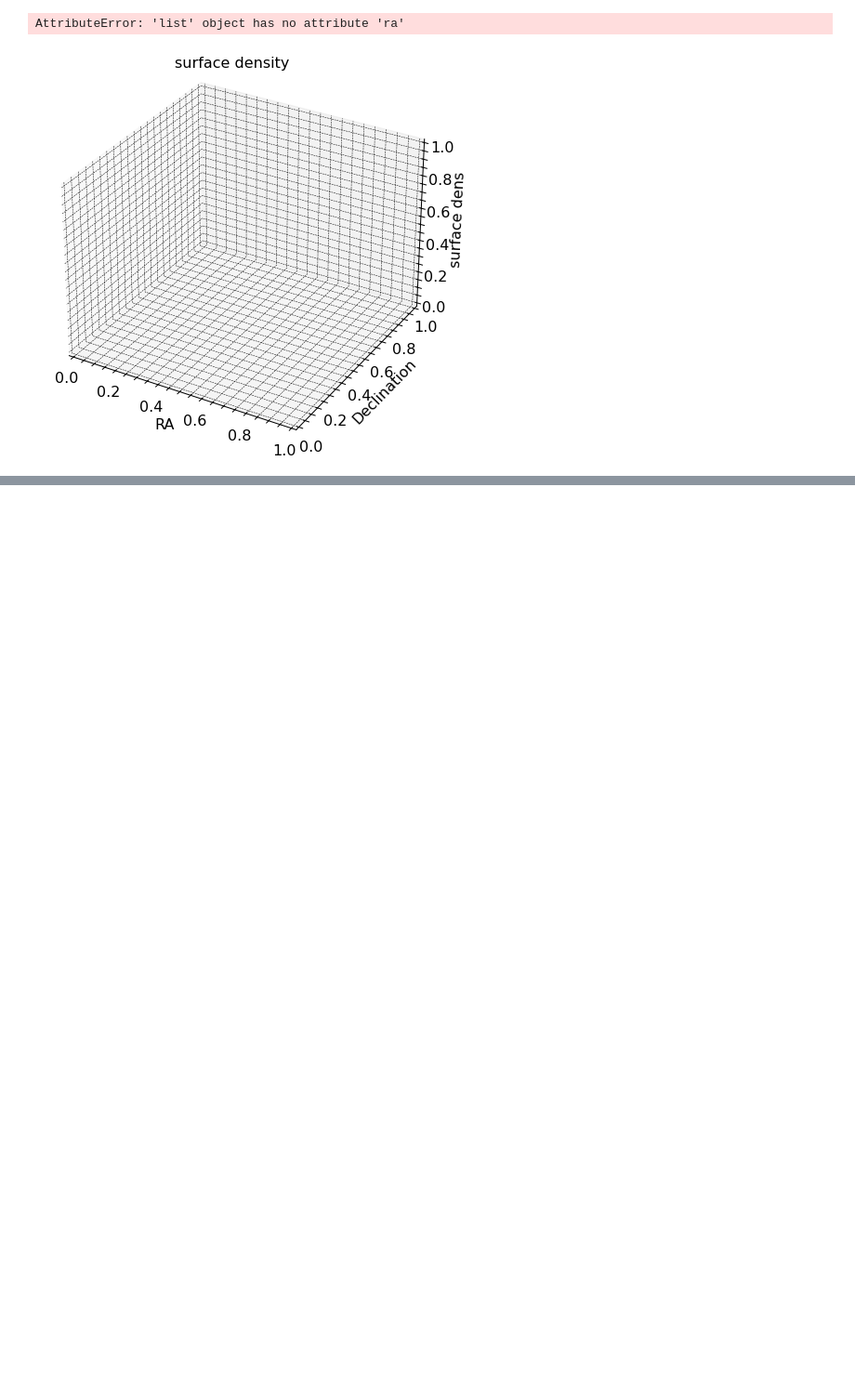
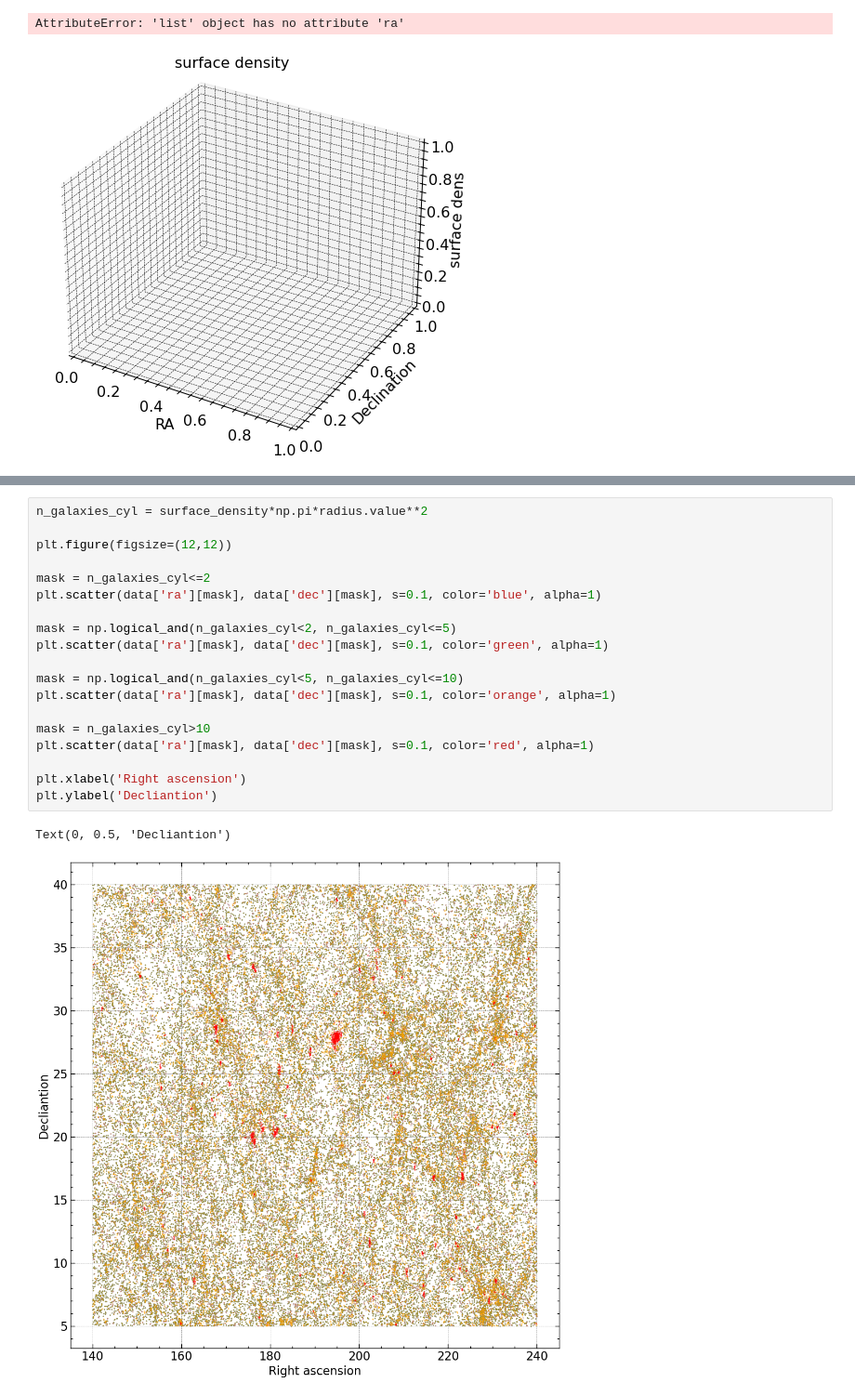
Before and after one commit to M-Bianchi/Laboratory_of_Data_Analysis, a Jupyter notebook: MainActivity/Lecture5.ipynb, the cells around one changed output, grey strips where cells are left out. Shown at 93% size. Saved outputs shown, nothing was run; the diff lists cells and outputs as text; blank space fills up the shorter version.

```diff
--- a/MainActivity/Lecture5.ipynb
+++ b/MainActivity/Lecture5.ipynb
@@ -374,0 +329,22 @@ for gal in tqdm(range(len(data['id']))):
+# %%
+n_galaxies_cyl = surface_density*np.pi*radius.value**2
+
+plt.figure(figsize=(12,12))
+
+mask = n_galaxies_cyl<=2
+plt.scatter(data['ra'][mask], data['dec'][mask], s=0.1, color='blue', alpha=1)
+
+mask = np.logical_and(n_galaxies_cyl<2, n_galaxies_cyl<=5)
+plt.scatter(data['ra'][mask], data['dec'][mask], s=0.1, color='green', alpha=1)
+
+mask = np.logical_and(n_galaxies_cyl<5, n_galaxies_cyl<=10)
+plt.scatter(data['ra'][mask], data['dec'][mask], s=0.1, color='orange', alpha=1)
+
+mask = n_galaxies_cyl>10
+plt.scatter(data['ra'][mask], data['dec'][mask], s=0.1, color='red', alpha=1)
+
+plt.xlabel('Right ascension')
+plt.ylabel('Decliantion')
+# %% [output]
+Text(0, 0.5, 'Decliantion')
+[figure, added]
```
Also changed, not shown: parts of 24 cells of this notebook, 2 other files.
